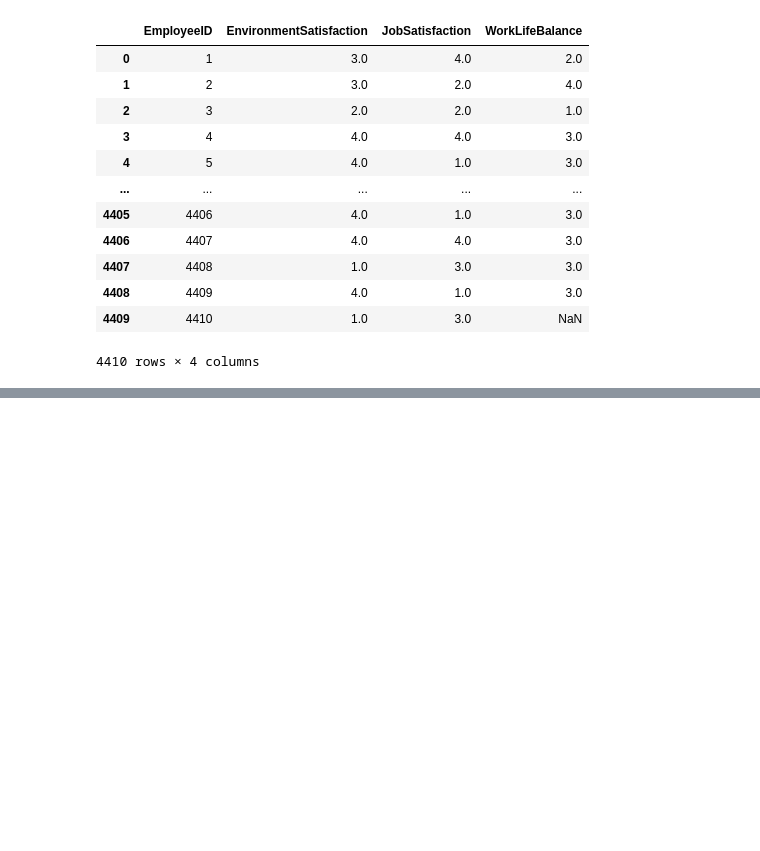
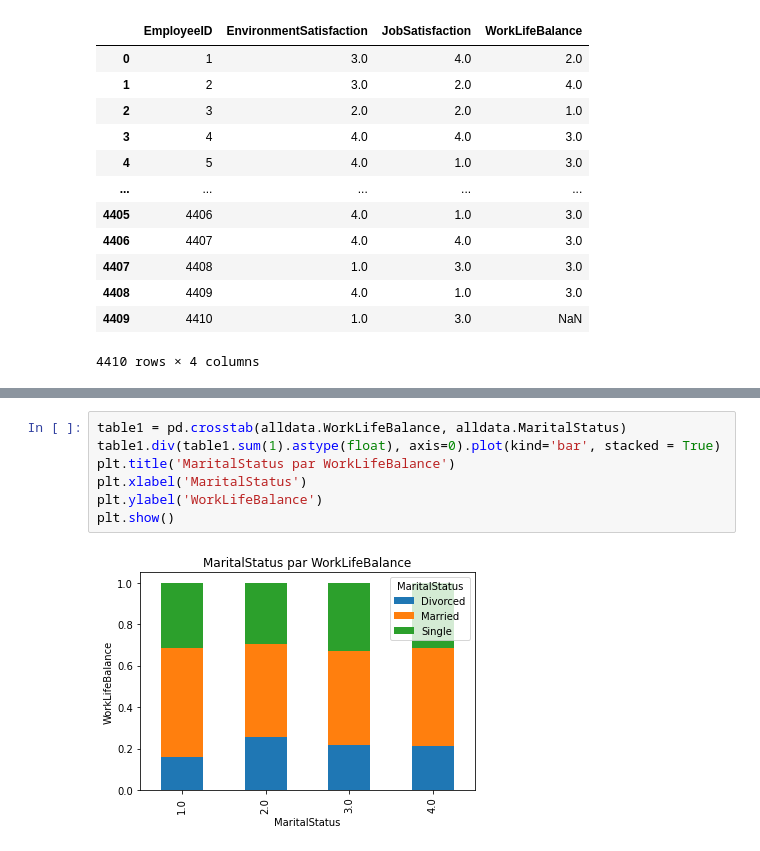
Before and after one commit to HugoLeBoennec/A4_Intelligence_Artificielle, a Jupyter notebook: Projet/ProjetIAMain.ipynb, the cells around one changed output, grey strips where cells are left out. Cells and saved outputs as stored; diff of their text form; blank space fills up the shorter version.

```diff
--- a/Projet/ProjetIAMain.ipynb
+++ b/Projet/ProjetIAMain.ipynb
@@ -86,0 +117,9 @@ Name: Age, Length: 4410, dtype: int64
+# %%
+table1 = pd.crosstab(alldata.WorkLifeBalance, alldata.MaritalStatus)
+table1.div(table1.sum(1).astype(float), axis=0).plot(kind='bar', stacked = True)
+plt.title('MaritalStatus par WorkLifeBalance')
+plt.xlabel('MaritalStatus')
+plt.ylabel('WorkLifeBalance')
+plt.show()
+# %% [output]
+[figure, added]
```
Also changed, not shown: parts of 27 cells of this notebook.
